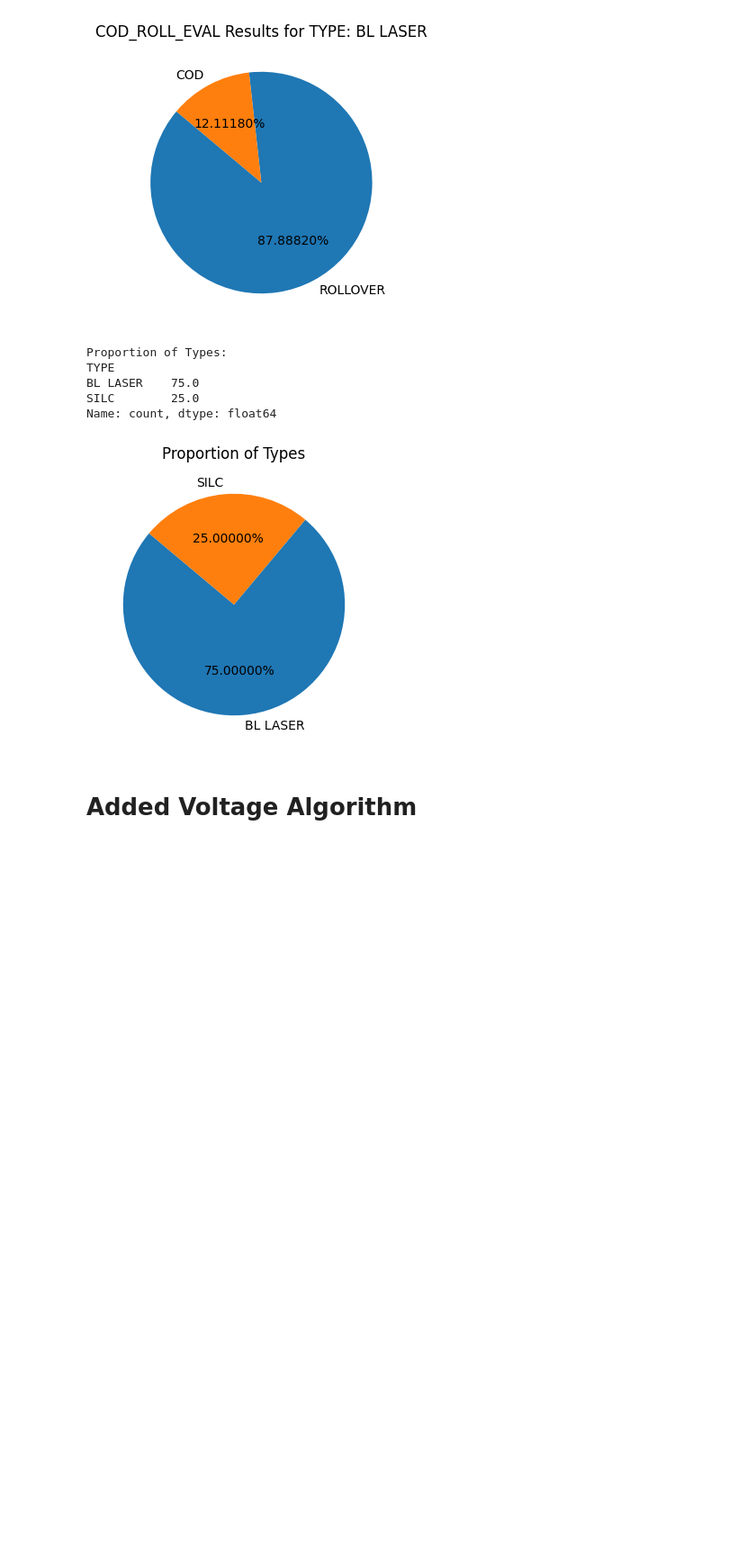
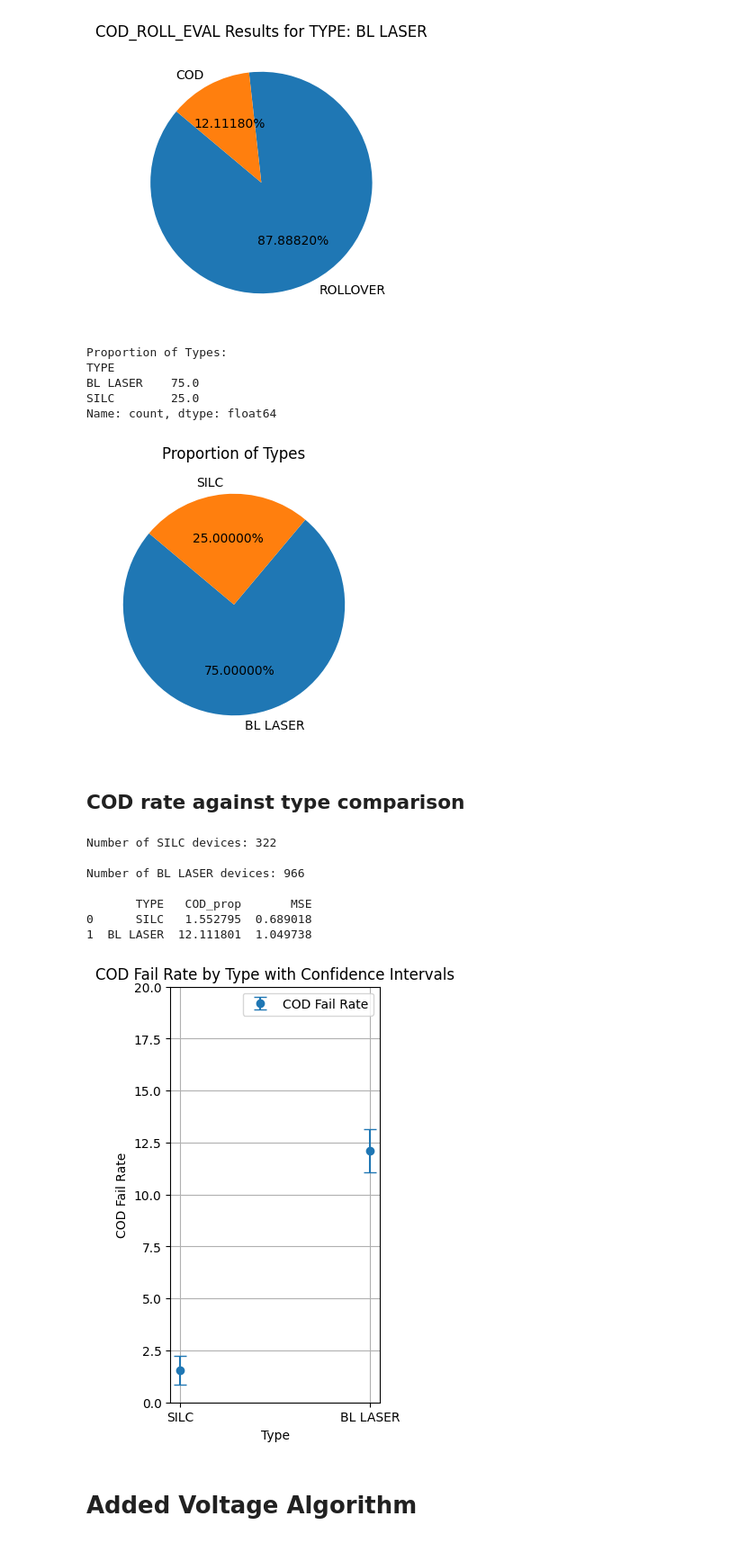
Before and after one commit to VadanKhan/liv-cod-algorithm, a Jupyter notebook: liv_cod_algorithm/cod_algorithm.ipynb, the cells around one changed output. Shown: that part at 90% size. Saved outputs shown, nothing was run; the diff lists cells and outputs as text; code cells hidden in the pictures; blank space fills up the shorter version.

Commit message:
Type Comparison

```diff
--- a/liv_cod_algorithm/cod_algorithm.ipynb
+++ b/liv_cod_algorithm/cod_algorithm.ipynb
@@ -316,13 +307,13 @@ for t in types:
     total_count = type_cod_roll_eval_counts.sum()
     cod_count = type_cod_roll_eval_counts.get("COD", 0)
     non_cod_count = total_count - cod_count
-    cod_percentage = (cod_count / total_count) * 100
-    non_cod_percentage = (non_cod_count / total_count) * 100
+    cod_proportion = (cod_count / total_count) * 100
+    non_cod_proportion = (non_cod_count / total_count) * 100
 
     # Print proportions
     print(f"Type: {t}")
-    print(f"COD: {cod_percentage:.2f}%")
-    print(f"Non-COD: {non_cod_percentage:.2f}%\n")
+    print(f"COD: {cod_proportion:.2f}%")
+    print(f"Non-COD: {non_cod_proportion:.2f}%\n")
 
     # Plot pie chart
     plt.figure(figsize=(4, 4))
@@ -359,5 +350,64 @@ BL LASER    75.0
 SILC        25.0
 Name: count, dtype: float64
 [figure]
+# %% [markdown]
+## COD rate against type comparison
+# %%
+# Calculate the MSE error on the percentages using the proportion rule
+def calculate_mse(p, n):
+    return np.sqrt((p * (1 - p)) / n)
+
+
+# Calculate proportions and MSE for each type
+mse_data = []
+for t in cod_summary["TYPE"].unique():
+    type_data = cod_summary[cod_summary["TYPE"] == t]
+    type_cod_roll_eval_counts = type_data["COD_ROLL_EVAL"].value_counts()
+
+    # Calculate proportions
+    total_count = type_cod_roll_eval_counts.sum()
+    print(f"Number of {t} devices: {total_count}\n")
+    cod_count = type_cod_roll_eval_counts.get("COD", 0)
+    cod_proportion = cod_count / total_count
+
+    # Calculate MSE
+    mse = calculate_mse(cod_proportion, total_count)
+
+    mse_data.append((t, cod_proportion, mse))
+
+
+# Convert to DataFrame for easier plotting
+mse_df = pd.DataFrame(mse_data, columns=["TYPE", "COD_prop", "MSE"])
+mse_df["COD_prop"] = mse_df["COD_prop"] * 100
+mse_df["MSE"] = mse_df["MSE"] * 100
+
+print(mse_df)
+
+# Plot COD fail rate against type with confidence intervals annotated
+plt.figure(figsize=(3, 6))
+plt.errorbar(
+    mse_df["TYPE"],
+    mse_df["COD_prop"],
+    yerr=mse_df["MSE"],
+    fmt="o",
+    capsize=5,
+    label="COD Fail Rate",
+)
+plt.xlabel("Type")
+plt.ylabel("COD Fail Rate")
+plt.ylim([0, 20])
+plt.title("COD Fail Rate by Type with Confidence Intervals")
+plt.legend()
+plt.grid(True)
+plt.show()
+# %% [output]
+Number of SILC devices: 322
+
+Number of BL LASER devices: 966
+
+       TYPE   COD_prop       MSE
+0      SILC   1.552795  0.689018
+1  BL LASER  12.111801  1.049738
+[figure, added]
 # %% [markdown]
 # Added Voltage Algorithm
```
Also changed, not shown: parts of 2 cells of this notebook.
